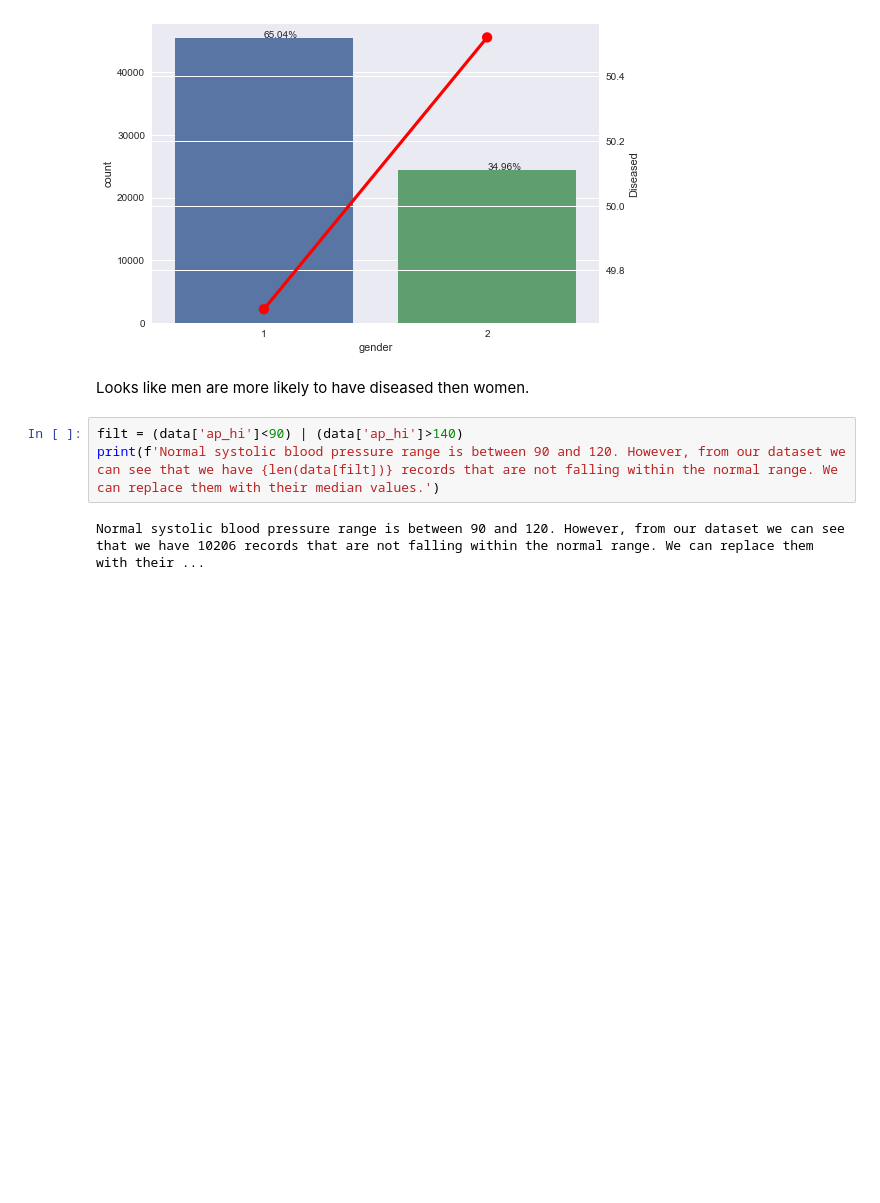
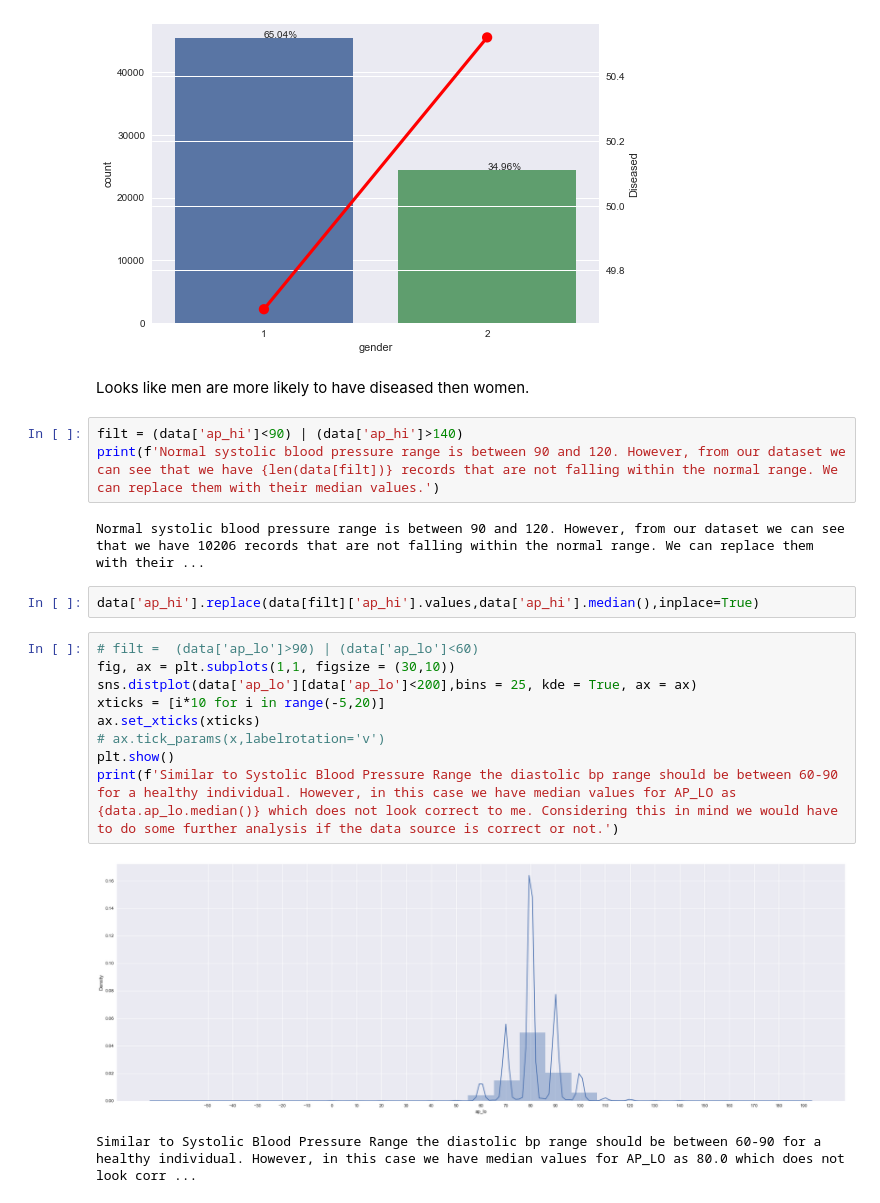
Before and after one commit to Aditya-Ramachandran/cardiovascular-disease-detection, a Jupyter notebook: EDA 1.ipynb, the cells around one changed output. Saved outputs shown, nothing was run; the diff lists cells and outputs as text; blank space fills up the shorter version.

Commit message:
systolic BP relation analyzed

```diff
--- a/EDA 1.ipynb
+++ b/EDA 1.ipynb
@@ -216,3 +216,17 @@ filt = (data['ap_hi']<90) | (data['ap_hi']>140)
 print(f'Normal systolic blood pressure range is between 90 and 120. However, from our dataset we can see that we have {len(data[filt])} records that are not falling within the normal range. We can replace them with their median values.')
 # %% [output]
 Normal systolic blood pressure range is between 90 and 120. However, from our dataset we can see that we have 10206 records that are not falling within the normal range. We can replace them with their ...
+# %%
+data['ap_hi'].replace(data[filt]['ap_hi'].values,data['ap_hi'].median(),inplace=True)
+# %%
+# filt =  (data['ap_lo']>90) | (data['ap_lo']<60)
+fig, ax = plt.subplots(1,1, figsize = (30,10))
+sns.distplot(data['ap_lo'][data['ap_lo']<200],bins = 25, kde = True, ax = ax)
+xticks = [i*10 for i in range(-5,20)]
+ax.set_xticks(xticks)
+# ax.tick_params(x,labelrotation='v')
+plt.show()
+print(f'Similar to Systolic Blood Pressure Range the diastolic bp range should be between 60-90 for a healthy individual. However, in this case we have median values for AP_LO as {data.ap_lo.median()} which does not look correct to me. Considering this in mind we would have to do some further analysis if the data source is correct or not.')
+# %% [output]
+[figure, added]
+Similar to Systolic Blood Pressure Range the diastolic bp range should be between 60-90 for a healthy individual. However, in this case we have median values for AP_LO as 80.0 which does not look corr ...
```
Also changed, not shown: parts of 1 cell of this notebook.
